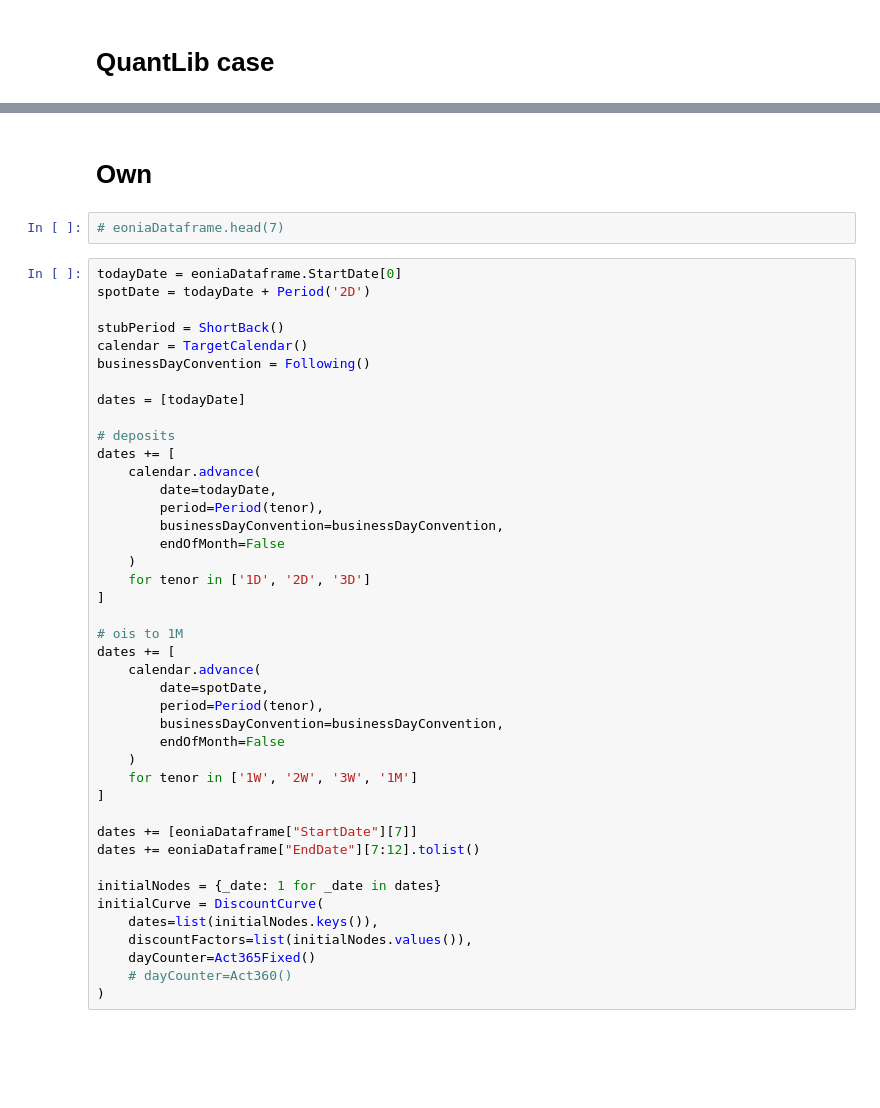
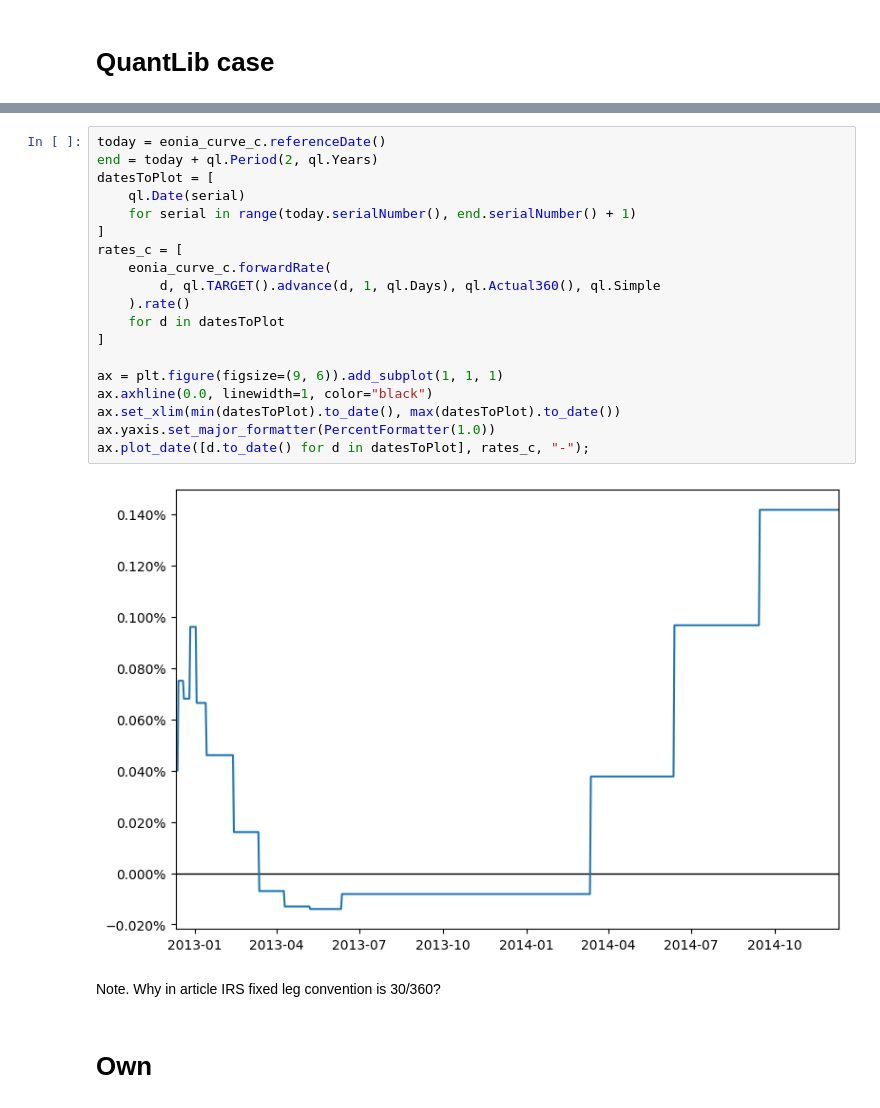
Before and after one commit to kroman-dev/interestRates, a Jupyter notebook: notebooks/AmetranoBianchetti.ipynb, the cells around one changed output, grey strips where cells are left out. Cells and saved outputs as stored; diff of their text form; blank space fills up the shorter version.

```diff
--- a/notebooks/AmetranoBianchetti.ipynb
+++ b/notebooks/AmetranoBianchetti.ipynb
@@ -122,47 +152,26 @@ print(list(eonia_curve_c.dates()))
+# %%
+today = eonia_curve_c.referenceDate()
+end = today + ql.Period(2, ql.Years)
+datesToPlot = [
+    ql.Date(serial)
+    for serial in range(today.serialNumber(), end.serialNumber() + 1)
+]
+rates_c = [
+    eonia_curve_c.forwardRate(
+        d, ql.TARGET().advance(d, 1, ql.Days), ql.Actual360(), ql.Simple
+    ).rate()
+    for d in datesToPlot
+]
+
+ax = plt.figure(figsize=(9, 6)).add_subplot(1, 1, 1)
+ax.axhline(0.0, linewidth=1, color="black")
+ax.set_xlim(min(datesToPlot).to_date(), max(datesToPlot).to_date())
+ax.yaxis.set_major_formatter(PercentFormatter(1.0))
+ax.plot_date([d.to_date() for d in datesToPlot], rates_c, "-");
+# %% [output]
+[figure, added]
+# %% [markdown]
+Note. Why in article IRS fixed leg convention is 30/360?
 # %% [markdown]
 # Own
-# %%
-# eoniaDataframe.head(7)
-# %%
-todayDate = eoniaDataframe.StartDate[0]
-spotDate = todayDate + Period('2D')
-
-stubPeriod = ShortBack()
-calendar = TargetCalendar()
-businessDayConvention = Following()
-
-dates = [todayDate]
-
-# deposits
-dates += [
-    calendar.advance(
-        date=todayDate,
-        period=Period(tenor),
-        businessDayConvention=businessDayConvention,
-        endOfMonth=False
-    )
-    for tenor in ['1D', '2D', '3D']
-]
-
-# ois to 1M
-dates += [
-    calendar.advance(
-        date=spotDate,
-        period=Period(tenor),
-        businessDayConvention=businessDayConvention,
-        endOfMonth=False
-    )
-    for tenor in ['1W', '2W', '3W', '1M']
-]
-
-dates += [eoniaDataframe["StartDate"][7]]
-dates += eoniaDataframe["EndDate"][7:12].tolist()
-
-initialNodes = {_date: 1 for _date in dates}
-initialCurve = DiscountCurve(
-    dates=list(initialNodes.keys()),
-    discountFactors=list(initialNodes.values()),
-    dayCounter=Act365Fixed()
-    # dayCounter=Act360()
-)
 # %%
```
Also changed, not shown: parts of 3 cells of this notebook, 7 other files.
